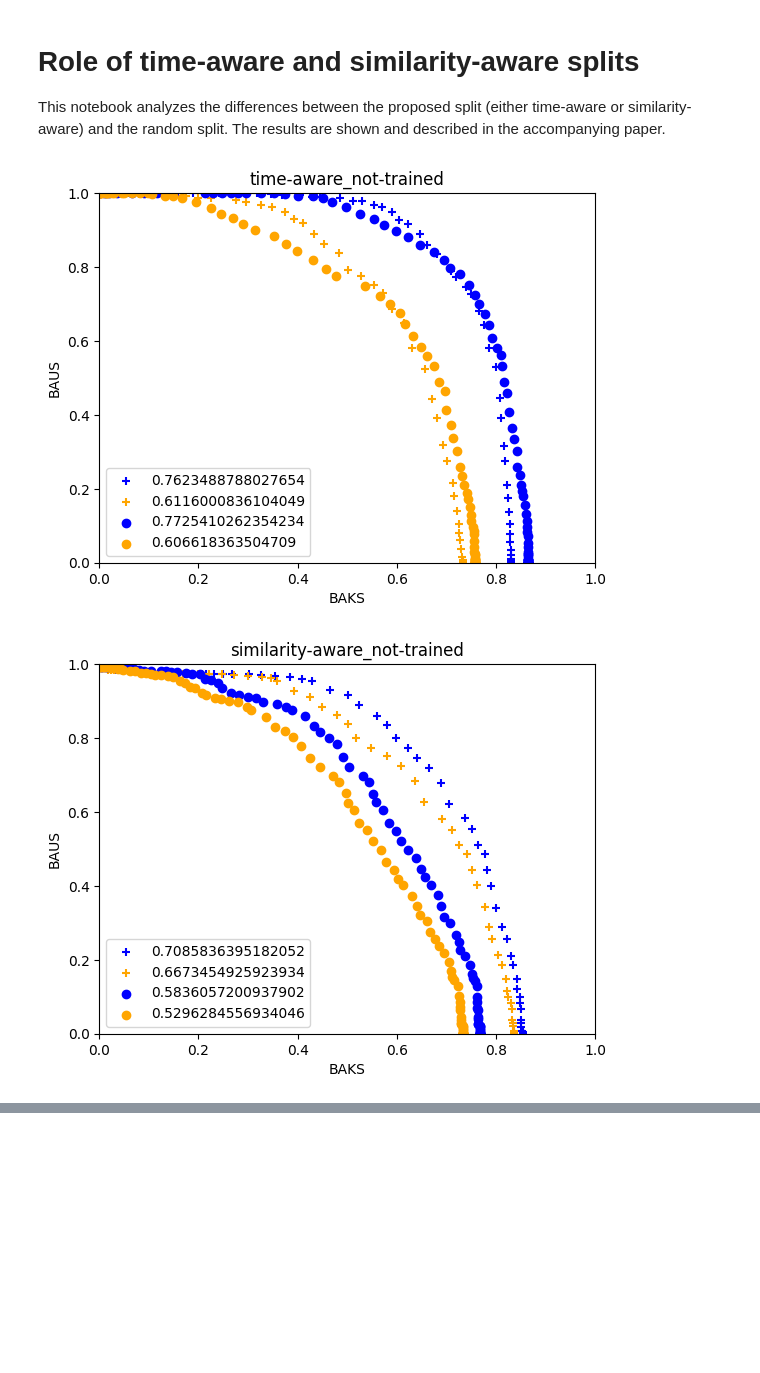
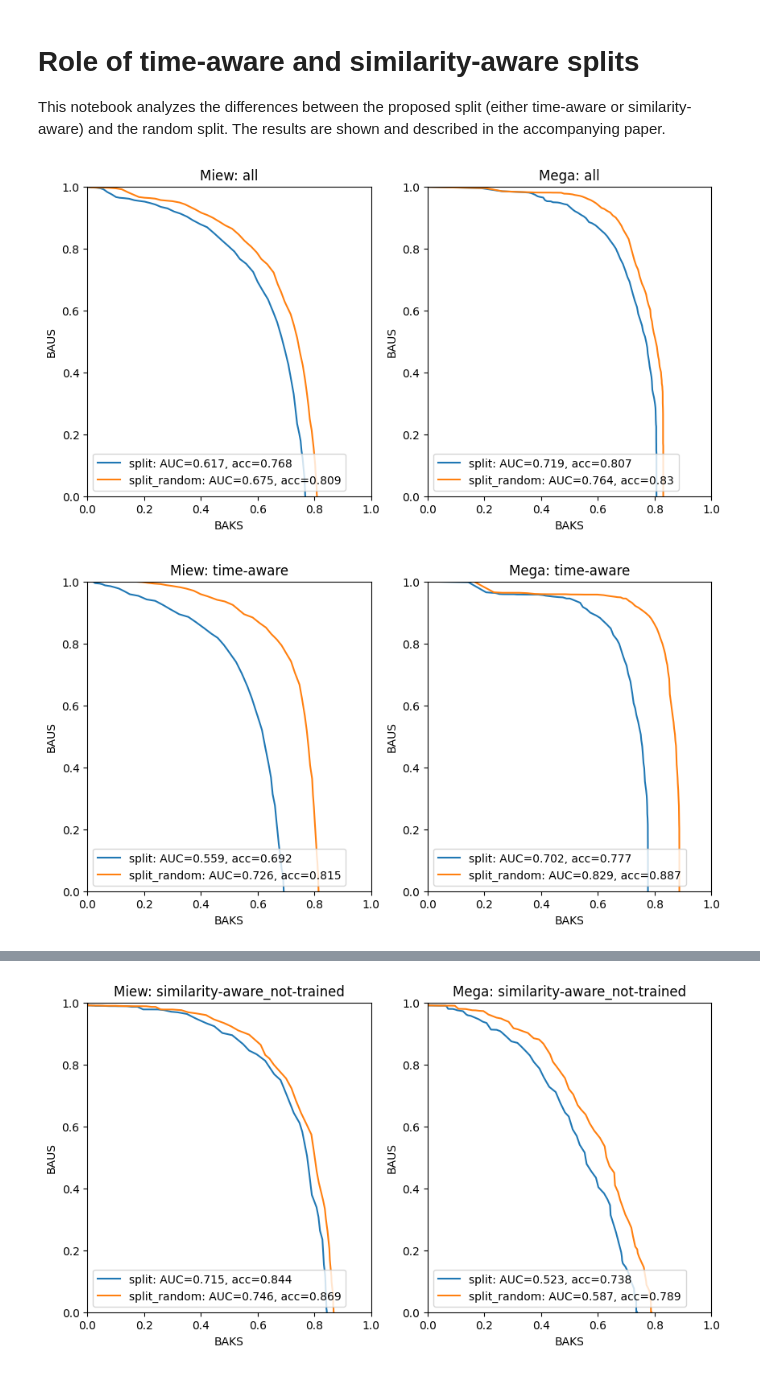
Before and after one commit to WildlifeDatasets/wildlife-datasets, a Jupyter notebook: baselines/WildlifeReID-10k/split_comparison.ipynb, the cells around one changed output, grey strips where cells are left out. Drawn from its saved outputs; the diff is of its cells as text; code cells hidden in the pictures; blank space fills up the shorter version.

```diff
--- a/baselines/WildlifeReID-10k/split_comparison.ipynb
+++ b/baselines/WildlifeReID-10k/split_comparison.ipynb
@@ -27,27 +29,27 @@ d.df['date'] = pd.to_datetime(d.df['date'])
 # %%
 splitter = BalancedSplit(seed=666)
 
+# Add random split
 idx_test = []
 for name, df_dataset in d.df.groupby('dataset'):
     df_train = df_dataset[df_dataset['split'] == 'train']
     df_test = df_dataset[df_dataset['split'] == 'test']
     _, idx = splitter.resplit_random(df_dataset, df_train.index, df_test.index)
     idx_test = idx_test + list(idx)
-
-d.df['split_similarity'] = d.df['split']
 d.df['split_random'] = 'train'
 d.df.loc[idx_test, 'split_random'] = 'test'
 
+# Check if the number of individuals is the same for splits
 for _, df_identity in d.df.groupby('identity'):
-    sum1 = sum(df_identity['split_similarity'] == 'test')
+    sum1 = sum(df_identity['split'] == 'test')
     sum2 = sum(df_identity['split_random'] == 'test')
-    sum3 = sum(df_identity['split_similarity'] == 'train')
+    sum3 = sum(df_identity['split'] == 'train')
     sum4 = sum(df_identity['split_random'] == 'train')
     if sum1 != sum2 or sum3 != sum4:
         raise Exception('Number of images is wrong')
 # %%
 roots = ['features_mega', 'features_miew']
-cols = ['split_similarity', 'split_random']
+cols = ['split', 'split_random']
 file_name = 'results/results.pickle'
 
 step = 0.01
@@ -59,9 +61,9 @@ baus = {root: {col: {t: {} for t in ts} for col in cols} for root in roots}
 if not os.path.exists(file_name):
     for root in roots:
         for col in cols:
+            print(root, col)
             result = {}
             for name, df_dataset in d.df.groupby('dataset'):
-                print(name)
                 features = np.load(f'{root}/features_{name}.npy')
 
                 idx_train = np.where(df_dataset[col] == 'train')[0]
@@ -132,46 +134,46 @@ names_similarity_split = list(set(d.df['dataset'].unique()) - set(names_time_spl
 # %%
 idx = names_time_split
 idx = names_trained
 
 idx_all = [
+    None,
+    names_time_split,
+    names_similarity_split,
     list(set(names_non_trained).intersection(names_time_split)),
     list(set(names_non_trained).intersection(names_similarity_split)),
-    list(set(names_trained).intersection(names_time_split)),
-    list(set(names_trained).intersection(names_similarity_split)),
 ]
 titles = [
+    'all',
+    'time-aware',
+    'similarity-aware',
     'time-aware_not-trained',
     'similarity-aware_not-trained',
-    'time-aware_trained',
-    'similarity-aware_trained',
 ]
 
 for i, (idx, title) in enumerate(zip(idx_all, titles)):
+    results = {}
     legend = []
-    plt.figure()
-    data1 = [mean(baks['features_miew']['split_random'][t], idx=idx) for t in ts]
-    data2 = [mean(baus['features_miew']['split_random'][t], idx=idx) for t in ts]
-    plt.scatter(data1, data2, color='blue', marker='+')
-    legend.append(auc(data1, data2))
-    data1 = [mean(baks['features_miew']['split_similarity'][t], idx=idx) for t in ts]
-    data2 = [mean(baus['features_miew']['split_similarity'][t], idx=idx) for t in ts]
-    plt.scatter(data1, data2, color='orange', marker='+')
-    legend.append(auc(data1, data2))
-    if i < 2:
-        data1 = [mean(baks['features_mega']['split_random'][t], idx=idx) for t in ts]
-        data2 = [mean(baus['features_mega']['split_random'][t], idx=idx) for t in ts]
-        plt.scatter(data1, data2, color='blue', marker='o')
-        legend.append(auc(data1, data2))
-        data1 = [mean(baks['features_mega']['split_similarity'][t], idx=idx) for t in ts]
-        data2 = [mean(baus['features_mega']['split_similarity'][t], idx=idx) for t in ts]
-        plt.scatter(data1, data2, color='orange', marker='o')
-        legend.append(auc(data1, data2))
-    plt.xlim([0,1])
-    plt.ylim([0,1])
-    plt.xlabel('BAKS')
-    plt.ylabel('BAUS')
-    plt.title(title)
-    plt.legend(legend)
+    fig, ax = plt.subplots(1, 2, figsize=(10,5))
+    for col in cols:
+        data1 = [mean(baks['features_miew'][col][t], idx=idx) for t in ts]
+        data2 = [mean(baus['features_miew'][col][t], idx=idx) for t in ts]
+        results[f'MiewID {col} BAKS'] = data1
+        results[f'MiewID {col} BAUS'] = data2
+        ax[0].plot(data1, data2, label=f'{col}: AUC={np.round(auc(data1, data2), 3)}, acc={np.round(data1[0], 3)}')
+        data1 = [mean(baks['features_mega'][col][t], idx=idx) for t in ts]
+        data2 = [mean(baus['features_mega'][col][t], idx=idx) for t in ts]
+        ax[1].plot(data1, data2, label=f'{col}: AUC={np.round(auc(data1, data2), 3)}, acc={np.round(data1[0], 3)}')
+        results[f'MegaDescriptor {col} BAKS'] = data1
+        results[f'MegaDescriptor {col} BAUS'] = data2
+    for j in range(2):
+        ax[j].set_xlim([0,1])
+        ax[j].set_ylim([0,1])
+        ax[j].set_xlabel('BAKS')
+        ax[j].set_ylabel('BAUS')
+        ax[j].legend(loc='lower left')
+    ax[0].set_title(f'Miew: {title}')
+    ax[1].set_title(f'Mega: {title}')
+    pd.DataFrame(results).to_csv(f'results/{title}.csv', index=False)
 # %% [output]
-[figure, old version]
+[figure, new version]
-[figure, old version]
+[figure, new version]
@@ -180 +182,2 @@ for i, (idx, title) in enumerate(zip(idx_all, titles)):
+[figure, added]
 # %%
```
Also changed, not shown: parts of 7 cells of this notebook, 3 other files.
